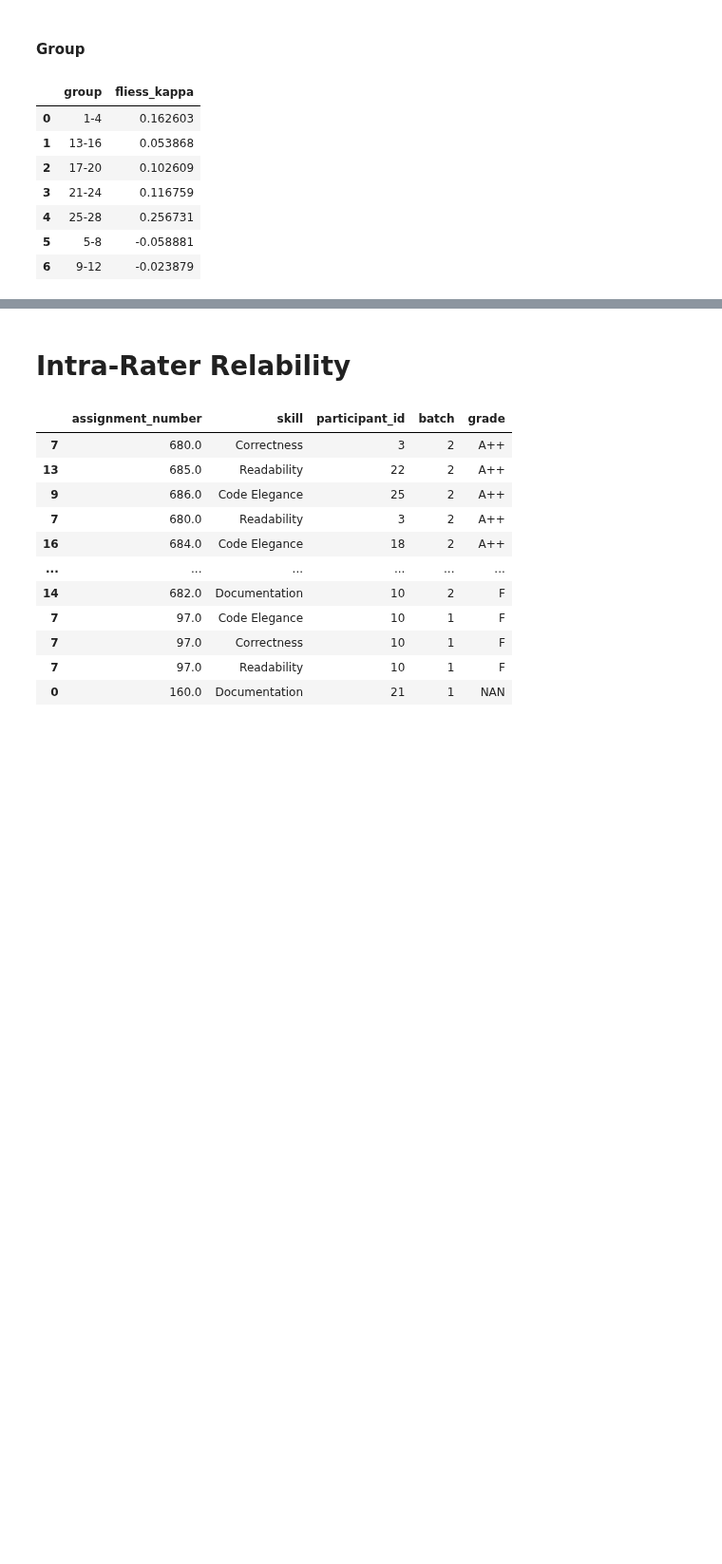
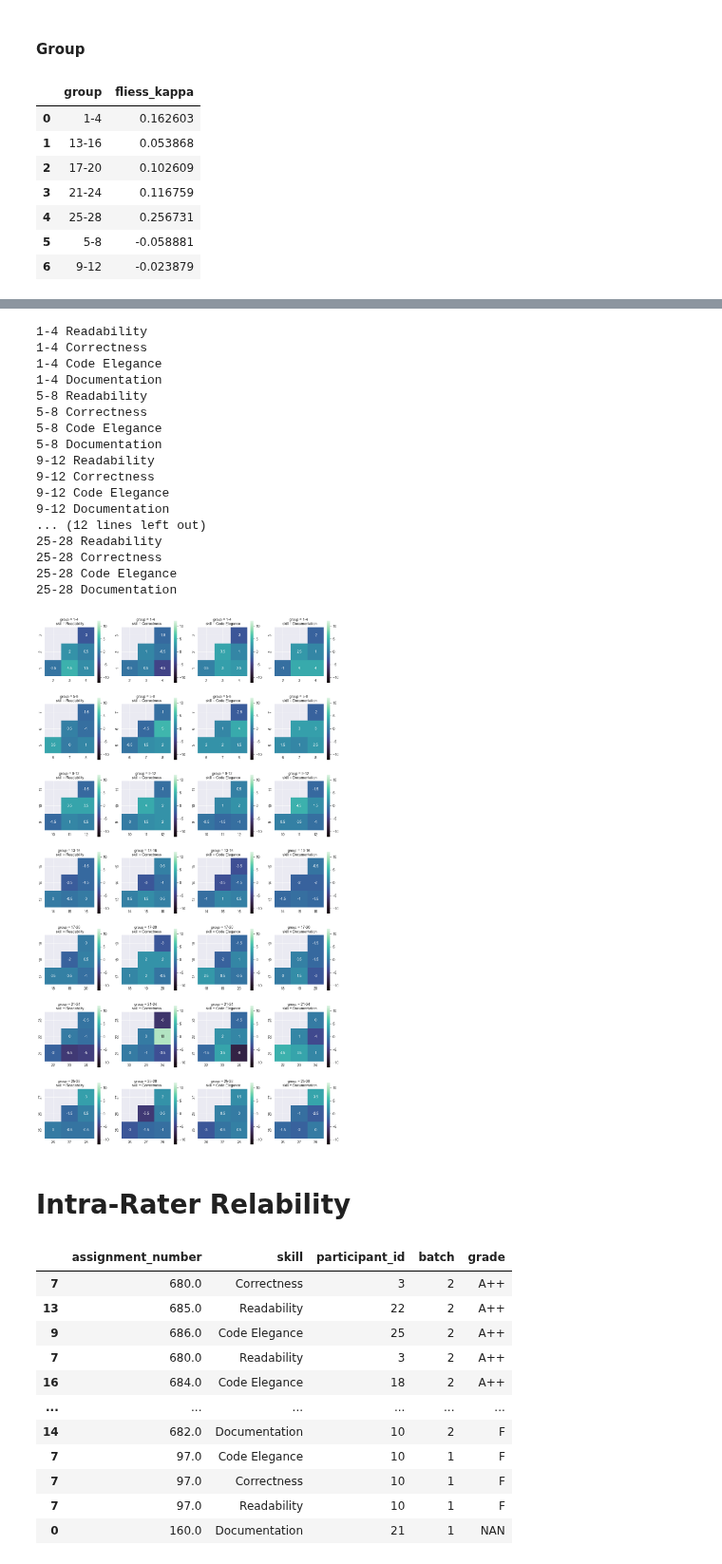
Before and after one commit to m-messer/Consistency_In_Grading_Analysis, a Jupyter notebook: grades_analysis.ipynb, the cells around one changed output, grey strips where cells are left out. Shown at 95% size. Cells and saved outputs as stored; diff of their text form; code cells hidden in the pictures; blank space fills up the shorter version.

Commit message:
PHD-359 Added grade distance heatmap

```diff
--- a/grades_analysis.ipynb
+++ b/grades_analysis.ipynb
@@ -205,0 +289,18 @@ results_df[['group', 'fliess_kappa']].groupby('group').mean().reset_index()
+# %%
+ dist_df = None
+
+for group in tqdm(grade_df['group'].unique()):
+    for skill in grade_df['skill'].unique():
+        for n in grade_df[(grade_df['group'] == group) &
+                           (grade_df['skill'] == skill)]['assignment_number'].unique():
+            if  dist_df is None:
+                dist_df = generate_grade_pairs(group, skill, n)
+            else:
+                dist_df = pd.concat([dist_df, generate_grade_pairs(group, skill, n)])
+
+dist_df =dist_df.dropna()
+dist_df['grade_1_code'] = dist_df['grade_1'].cat.codes
+dist_df['grade_2_code'] = dist_df['grade_2'].cat.codes
+dist_df['distance'] = dist_df['grade_1_code'] - dist_df['grade_2_code']
+
+dist_df
@@ -205,0 +321,6 @@ results_df[['group', 'fliess_kappa']].groupby('group').mean().reset_index()
+# %%
+def generate_heatmap_data(skill, group):
+    temp_df = dist_df[(dist_df['skill'] == skill) & (dist_df['group'] == group)].sort_values(['participant_id_1', 'participant_id_2'])
+
+    temp_df = temp_df.pivot_table(index='participant_id_1', columns='participant_id_2', values='distance')
+    return temp_df
@@ -206,3 +329,38 @@ results_df[['group', 'fliess_kappa']].groupby('group').mean().reset_index()
+# %%
+skills = dist_df['skill'].unique()
+groups = dist_df['group'].unique()
+g = sns.FacetGrid(dist_df, row='group', col='skill',
+                  col_order=skills, row_order=groups, sharey=False, sharex=False)
+g.set_titles('{row_var} = {row_name} \n {col_var} = {col_name}')
+
+for col_idx, group in enumerate(groups):
+    for row_idx, skill in enumerate(skills):
+        print(group, skill)
+        a = sns.heatmap(ax=g.axes[col_idx, row_idx], data=generate_heatmap_data(skill=skill, group=group), square=True, cmap=sns.color_palette("mako", as_cmap=True), annot=True, vmin=dist_df['distance'].min(), vmax=dist_df['distance'].max())
+        a.set(xlabel='', ylabel='')
+        a.invert_yaxis()
+
+
+g.savefig('plots/inter_rater_grade_dist.pdf', bbox_inches='tight')
+# %% [output]
+1-4 Readability
+1-4 Correctness
+1-4 Code Elegance
+1-4 Documentation
+5-8 Readability
+5-8 Correctness
+5-8 Code Elegance
+5-8 Documentation
+9-12 Readability
+9-12 Correctness
+9-12 Code Elegance
+9-12 Documentation
+... (12 lines left out)
+25-28 Readability
+25-28 Correctness
+25-28 Code Elegance
+25-28 Documentation
+[figure, added]
 # %% [markdown]
 # Intra-Rater Relability
 # %%
```
Also changed, not shown: parts of 7 cells of this notebook, 1 other file.
